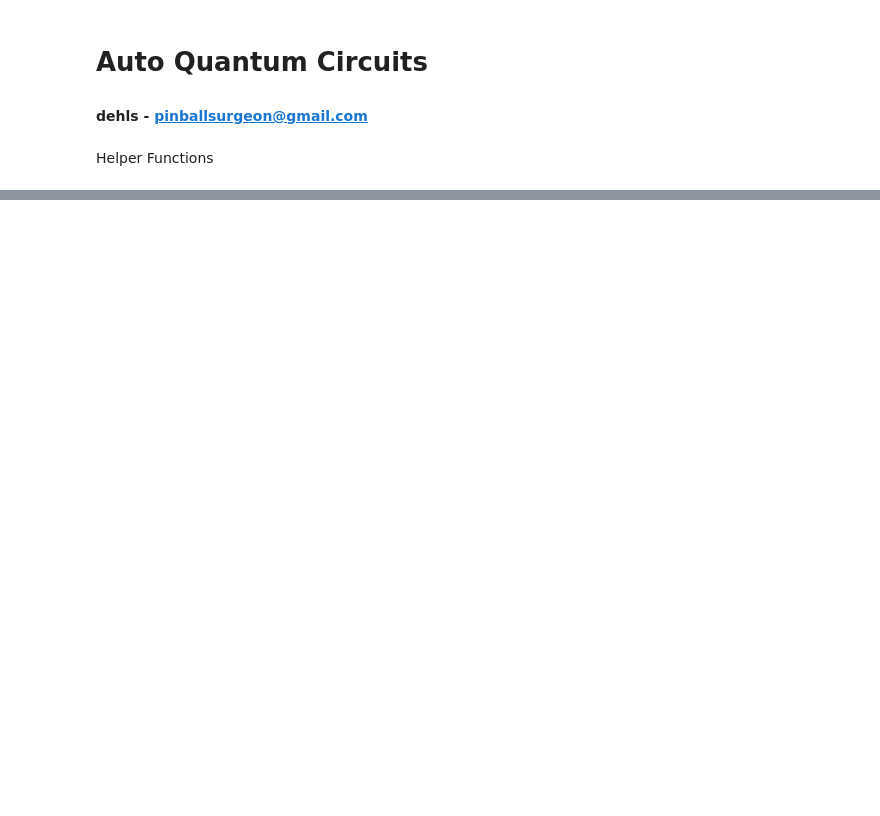
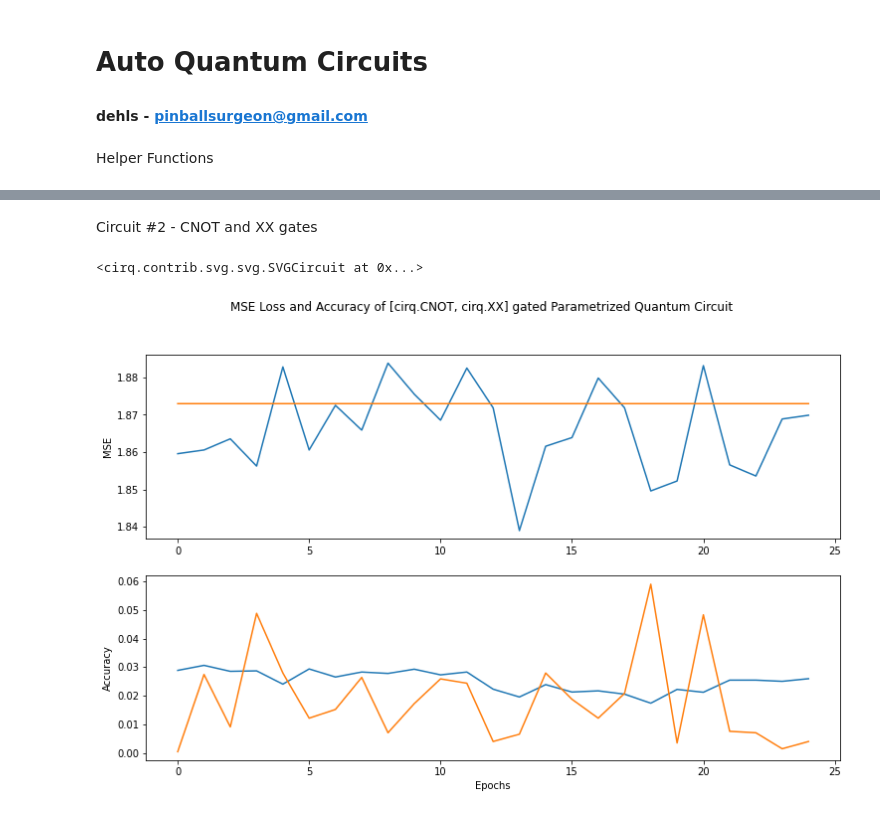
Before and after one commit to pinballsurgeon/deluxo_adjacency, a Jupyter notebook: auto_quantum_circuits.ipynb, the cells around one changed output, grey strips where cells are left out. Cells and saved outputs as stored; diff of their text form; code cells hidden in the pictures; blank space fills up the shorter version.

```diff
--- a/auto_quantum_circuits.ipynb
+++ b/auto_quantum_circuits.ipynb
@@ -176,0 +193,8 @@ SVGCircuit(experiment_log[experiment]['circuit'])
+# %% [markdown]
+Circuit #2 - CNOT and XX gates
+# %%
+experiment_reveal(experiment_log, 2)
+SVGCircuit(experiment_log[2]['circuit'])
+# %% [output]
+<cirq.contrib.svg.svg.SVGCircuit at 0x...>
+[figure, added]
```
Also changed, not shown: parts of 22 cells of this notebook.
